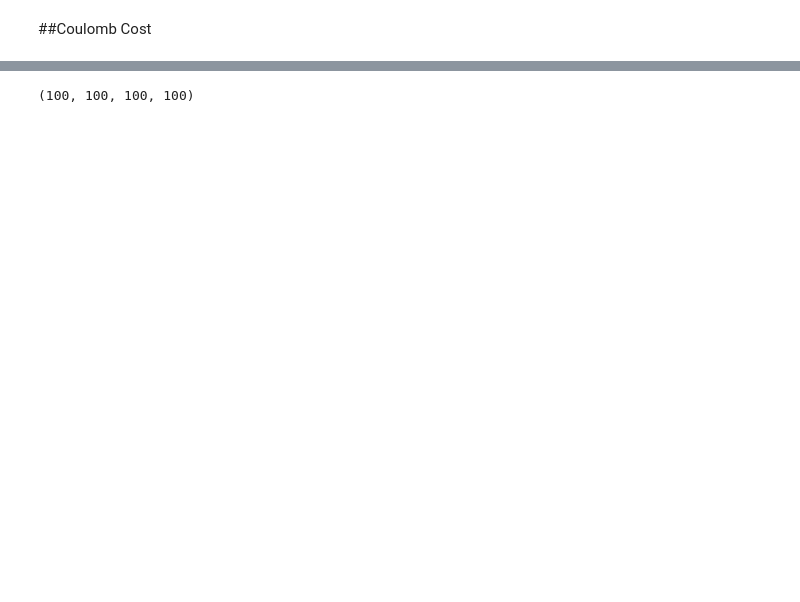
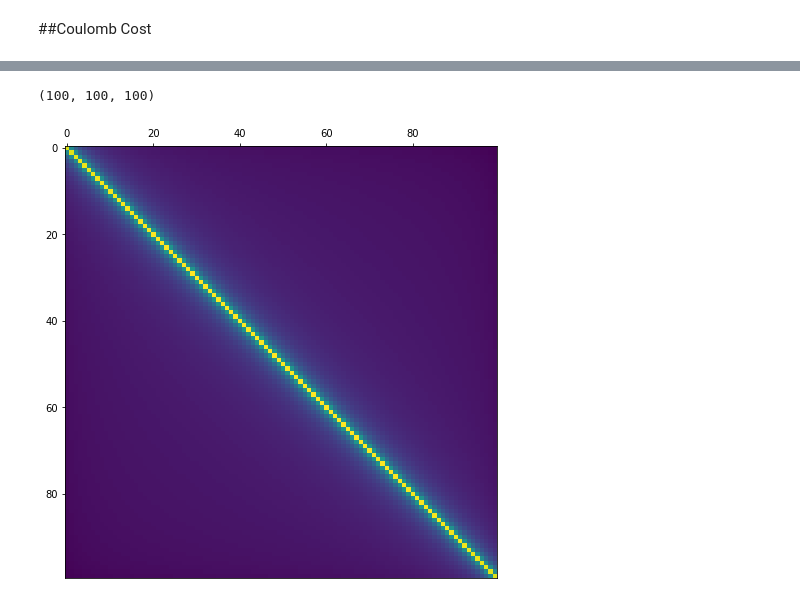
Before and after one commit to ramanakshay/Optimal-Transport, a Jupyter notebook: notebooks/multi_marginal_ot.ipynb, the cells around one changed output, grey strips where cells are left out. Saved outputs shown, nothing was run; the diff lists cells and outputs as text; code cells hidden in the pictures; blank space fills up the shorter version.

```diff
--- a/notebooks/multi_marginal_ot.ipynb
+++ b/notebooks/multi_marginal_ot.ipynb
@@ -190,5 +161,8 @@ plt.show()
 # %%
 C = find_cost_tensor(n,X)
+Cm = np.sum(C,axis = 2)
 print(C.shape)
+plot_matrix(Cm,x,x)
 # %% [output]
-(100, 100, 100, 100)
+(100, 100, 100)
+[figure, added]
```
Also changed, not shown: parts of 15 cells of this notebook.
